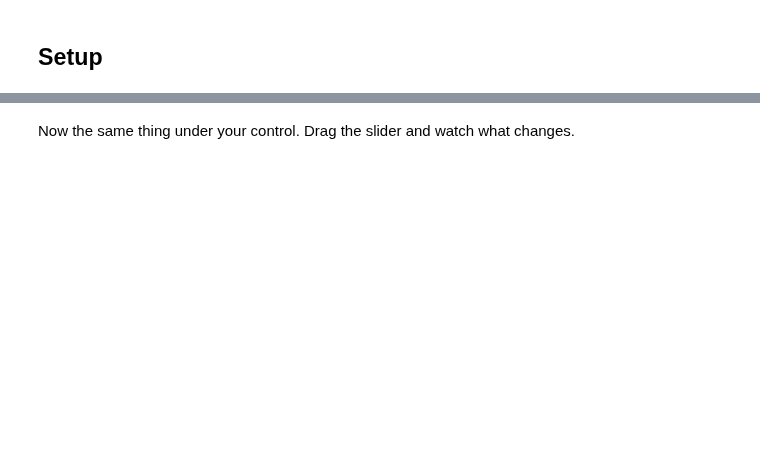
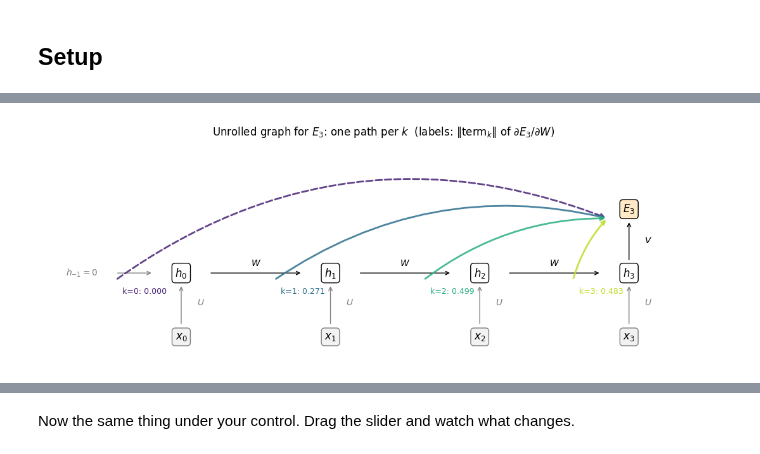
Before and after one commit to DL4CV-NPTEL/2026, a Jupyter notebook: notebooks/Week 7/W07_L2_Backpropagation_in_RNNs.ipynb, the cells around one changed output, grey strips where cells are left out. Cells and saved outputs as stored; diff of their text form; code cells hidden in the pictures; blank space fills up the shorter version.

```diff
--- a/notebooks/Week 7/W07_L2_Backpropagation_in_RNNs.ipynb
+++ b/notebooks/Week 7/W07_L2_Backpropagation_in_RNNs.ipynb
@@ -369,0 +254,17 @@ plt.tight_layout(); plt.show()
+# %%
+t = 3                                        # the slides' E_3: steps are counted from 0
+hs, logits = rnn_forward(P, xs)
+E_t = F.cross_entropy(logits[t][None], ys[t][None])
+auto_V, auto_c = torch.autograd.grad(E_t, [V, c])
+
+yhat = torch.softmax(logits[t], dim=0)
+y_onehot = F.one_hot(ys[t], C).float()
+closed_V = torch.outer(yhat - y_onehot, hs[t])
+closed_c = yhat - y_onehot
+
+assert torch.allclose(auto_V, closed_V, atol=1e-6), 'closed form for dE/dV disagrees with autograd'
+assert torch.allclose(auto_c, closed_c, atol=1e-6), 'closed form for dE/dc disagrees with autograd'
+print(f'(yhat - y) outer h  vs  autograd dE_3/dV : max |difference| = {(auto_V - closed_V).abs().max():.2e}')
+print(f'(yhat - y)          vs  autograd dE_3/dc : max |difference| = {(auto_c - closed_c).abs().max():.2e}')
+print(f'yhat_3 = {npy(yhat).round(3)},  y_3 = {npy(y_onehot)}')
+print('the output-layer gradient needs nothing from earlier time steps')
@@ -369,0 +493,38 @@ plt.tight_layout(); plt.show()
+# %%
+def draw_unrolled(term_norms, t=3, title=r'Unrolled graph for $E_3$: one path per $k$'):
+    '''Schematic of the unrolled RNN with the k-th gradient path highlighted per colour.'''
+    fig, ax = plt.subplots(figsize=(11, 4))
+    colors = plt.cm.viridis(np.linspace(0.1, 0.9, t + 1))
+    xpos = np.arange(t + 1) * 2.4
+    for k in range(t + 1):
+        ax.text(xpos[k], 0, f'$x_{k}$', ha='center', va='center', fontsize=12,
+                bbox=dict(boxstyle='round', fc='#f2f2f2', ec='gray'))
+        ax.text(xpos[k], 1.4, f'$h_{k}$', ha='center', va='center', fontsize=12,
+                bbox=dict(boxstyle='round', fc='white', ec='black'))
+        ax.annotate('', xy=(xpos[k], 1.15), xytext=(xpos[k], 0.25), arrowprops=dict(arrowstyle='->', color='gray'))
+        ax.text(xpos[k] + 0.25, 0.7, '$U$', color='gray', fontsize=10)
+        if k > 0:
+            ax.annotate('', xy=(xpos[k] - 0.45, 1.4), xytext=(xpos[k - 1] + 0.45, 1.4),
+                        arrowprops=dict(arrowstyle='->', color='black'))
+            ax.text((xpos[k] + xpos[k - 1]) / 2, 1.55, '$W$', ha='center', fontsize=10)
+    ax.text(xpos[0] - 1.6, 1.4, '$h_{-1}=0$', ha='center', va='center', fontsize=10, color='gray')
+    ax.annotate('', xy=(xpos[0] - 0.45, 1.4), xytext=(xpos[0] - 1.05, 1.4), arrowprops=dict(arrowstyle='->', color='gray'))
+    ax.text(xpos[t], 2.8, f'$E_{t}$', ha='center', va='center', fontsize=12,
+            bbox=dict(boxstyle='round', fc='#ffe9c6', ec='black'))
+    ax.annotate('', xy=(xpos[t], 2.55), xytext=(xpos[t], 1.65), arrowprops=dict(arrowstyle='->', color='black'))
+    ax.text(xpos[t] + 0.25, 2.05, '$V$', fontsize=10)
+    # one curved path per k, from the W-edge into step k up to the loss
+    for k in range(t + 1):
+        start = xpos[k] - 0.9 if k > 0 else xpos[0] - 1.05
+        ax.annotate('', xy=(xpos[t] - 0.35, 2.6), xytext=(start, 1.25),
+                    arrowprops=dict(arrowstyle='->', color=colors[k], lw=2, alpha=0.85,
+                                    linestyle='--' if term_norms[k] == 0 else '-',
+                                    connectionstyle=f'arc3,rad={-0.12 - 0.05 * (t - k)}'))
+        ax.text(start + 0.1, 0.95, f'k={k}: {term_norms[k]:.3f}', color=colors[k], fontsize=9, ha='left')
+    ax.set_xlim(xpos[0] - 2.2, xpos[t] + 1.5); ax.set_ylim(-0.5, 4.3); ax.axis('off')
+    ax.set_title(title + r'  (labels: $\|\mathrm{term}_k\|$ of $\partial E_3/\partial W$)')
+    plt.tight_layout(); plt.show()
+
+draw_unrolled(terms, t=3)
+# %% [output]
+[figure, added]
```
Also changed, not shown: parts of 88 cells of this notebook, 3 other files.
